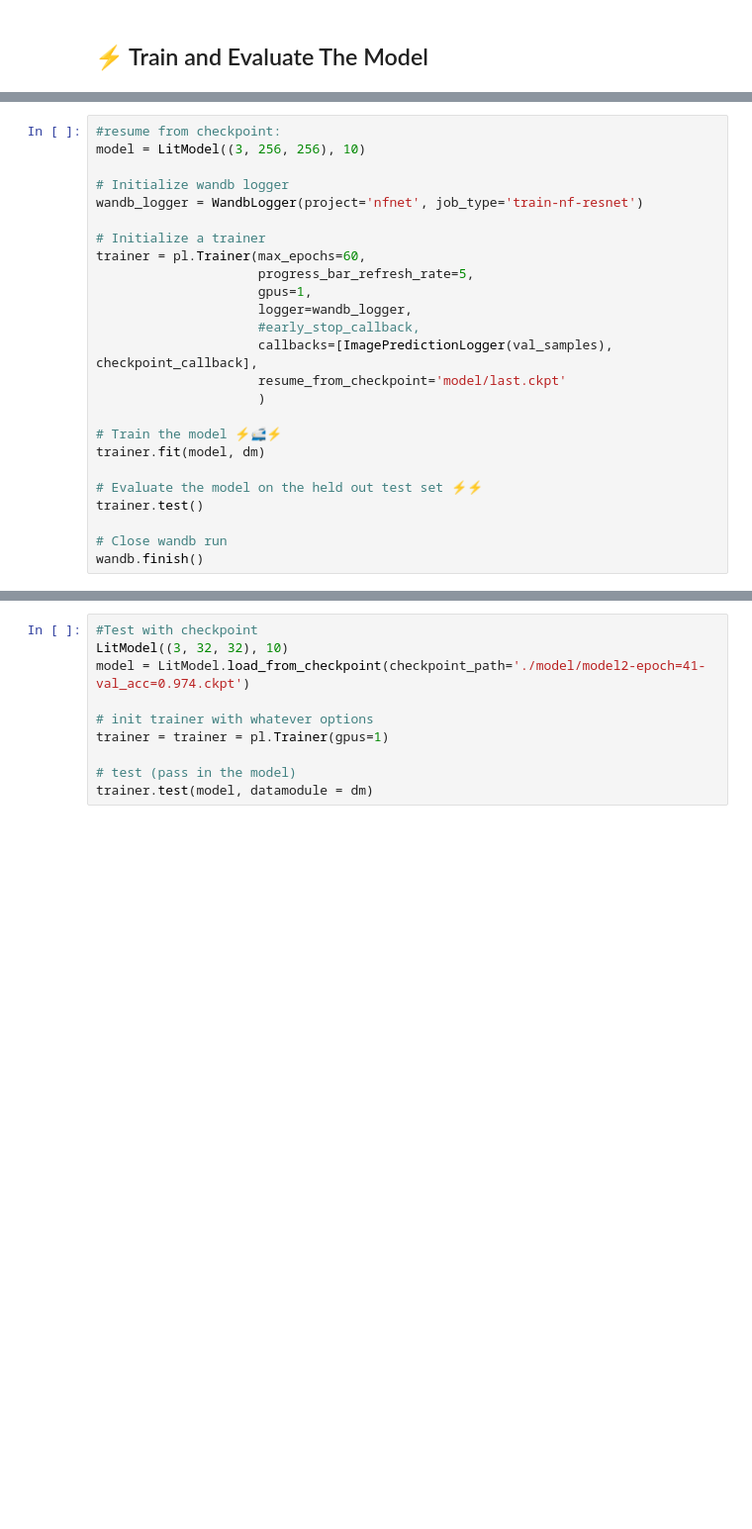
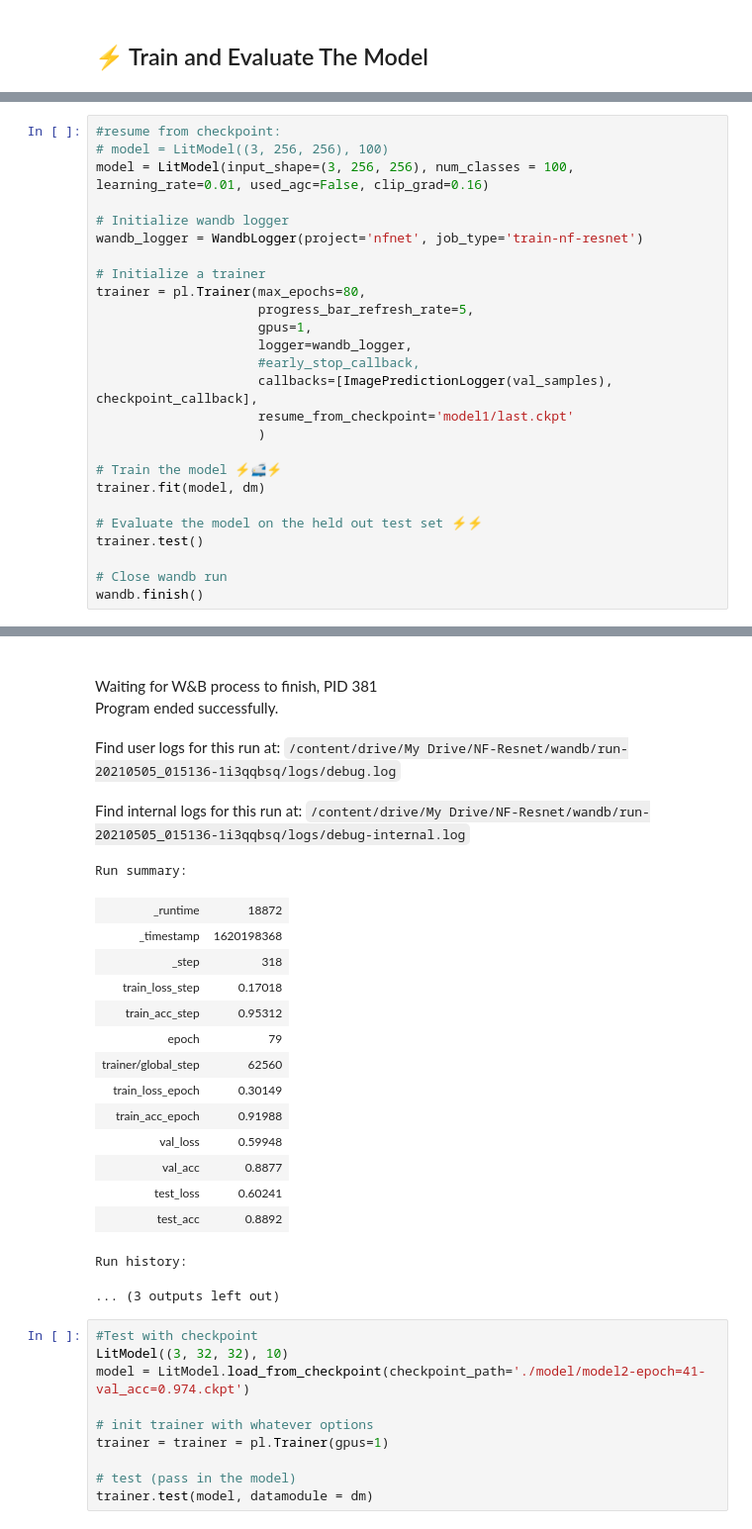
Before and after one commit to quanganh1999/NF-Net-on-CIFAR, a Jupyter notebook: Train_NF_ResNet_on_Cifar_100_using_PyTorch_Lightning.ipynb, the cells around one changed output, grey strips where cells are left out. Shown at 99% size. Saved outputs shown, nothing was run; the diff lists cells and outputs as text; blank space fills up the shorter version.

```diff
--- a/Train_NF_ResNet_on_Cifar_100_using_PyTorch_Lightning.ipynb
+++ b/Train_NF_ResNet_on_Cifar_100_using_PyTorch_Lightning.ipynb
@@ -310,18 +569,19 @@ wandb.finish()
 # %%
 #resume from checkpoint:
-model = LitModel((3, 256, 256), 10)
+# model = LitModel((3, 256, 256), 100)
+model = LitModel(input_shape=(3, 256, 256), num_classes = 100, learning_rate=0.01, used_agc=False, clip_grad=0.16)
 
 # Initialize wandb logger
 wandb_logger = WandbLogger(project='nfnet', job_type='train-nf-resnet')
 
 # Initialize a trainer
-trainer = pl.Trainer(max_epochs=60,
+trainer = pl.Trainer(max_epochs=80,
                      progress_bar_refresh_rate=5,
                      gpus=1,
                      logger=wandb_logger,
                      #early_stop_callback,
                      callbacks=[ImagePredictionLogger(val_samples), checkpoint_callback],
-                     resume_from_checkpoint='model/last.ckpt'
+                     resume_from_checkpoint='model1/last.ckpt'
                      )
 
 # Train the model ⚡🚅⚡
@@ -332,3 +592,4 @@ trainer.test()
 
 # Close wandb run
 wandb.finish()
+# %% [output]
@@ -335,3 +620,23 @@ wandb.finish()
+Waiting for W&B process to finish, PID 381
+Program ended successfully.
+Find user logs for this run at: /content/drive/My Drive/NF-Resnet/wandb/run-20210505_015136-1i3qqbsq/logs/debug.log
+Find internal logs for this run at: /content/drive/My Drive/NF-Resnet/wandb/run-20210505_015136-1i3qqbsq/logs/debug-internal.log
+Run summary:
+| _runtime | 18872 |
+| _timestamp | 1620198368 |
+| _step | 318 |
+| train_loss_step | 0.17018 |
+| train_acc_step | 0.95312 |
+| epoch | 79 |
+| trainer/global_step | 62560 |
+| train_loss_epoch | 0.30149 |
+| train_acc_epoch | 0.91988 |
+| val_loss | 0.59948 |
+| val_acc | 0.8877 |
+| test_loss | 0.60241 |
+| test_acc | 0.8892 |
+Run history:
+... (3 outputs left out)
 # %%
 #Test with checkpoint
 LitModel((3, 32, 32), 10)
```
Also changed, not shown: parts of 19 cells of this notebook.
